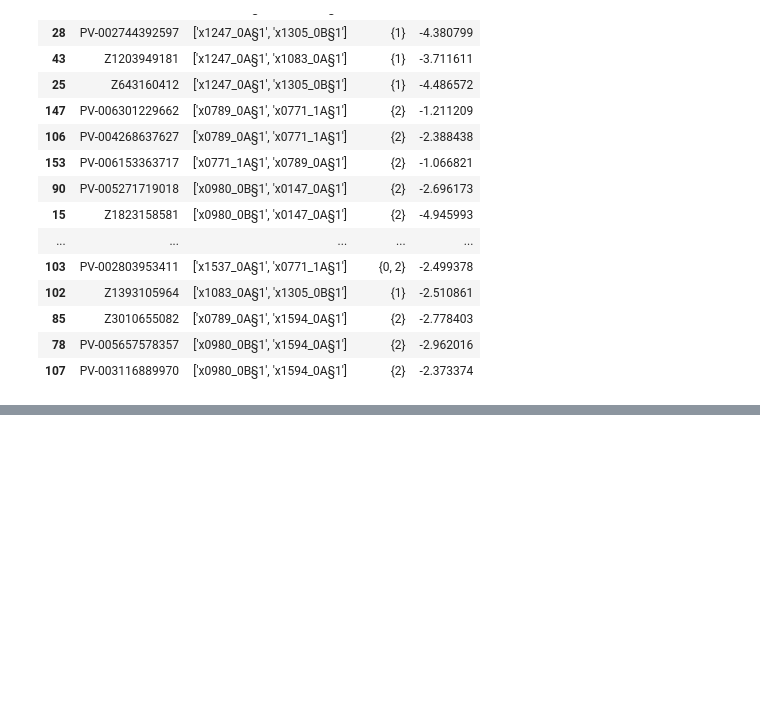
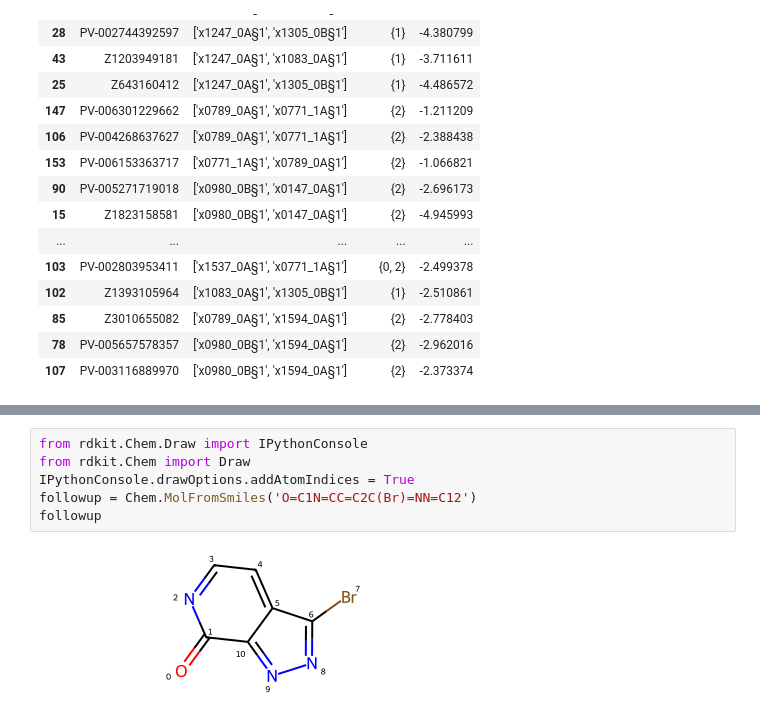
Before and after one commit to matteoferla/EV-D68-3C-protease, a Jupyter notebook: 02_hit-prep/hit_investigation.ipynb, the cells around one changed output, grey strips where cells are left out. Drawn from its saved outputs; the diff is of its cells as text; blank space fills up the shorter version.

```diff
--- a/02_hit-prep/hit_investigation.ipynb
+++ b/02_hit-prep/hit_investigation.ipynb
@@ -667,0 +777,8 @@ Draw.MolsToGridImage(x, legends=['x1604', 'x0771', 'x1498'])
+# %%
+from rdkit.Chem.Draw import IPythonConsole
+from rdkit.Chem import Draw
+IPythonConsole.drawOptions.addAtomIndices = True
+followup = Chem.MolFromSmiles('O=C1N=CC=C2C(Br)=NN=C12')
+followup
+# %% [output]
+[figure, added]
```
Also changed, not shown: parts of 22 cells of this notebook, 14 other files.
